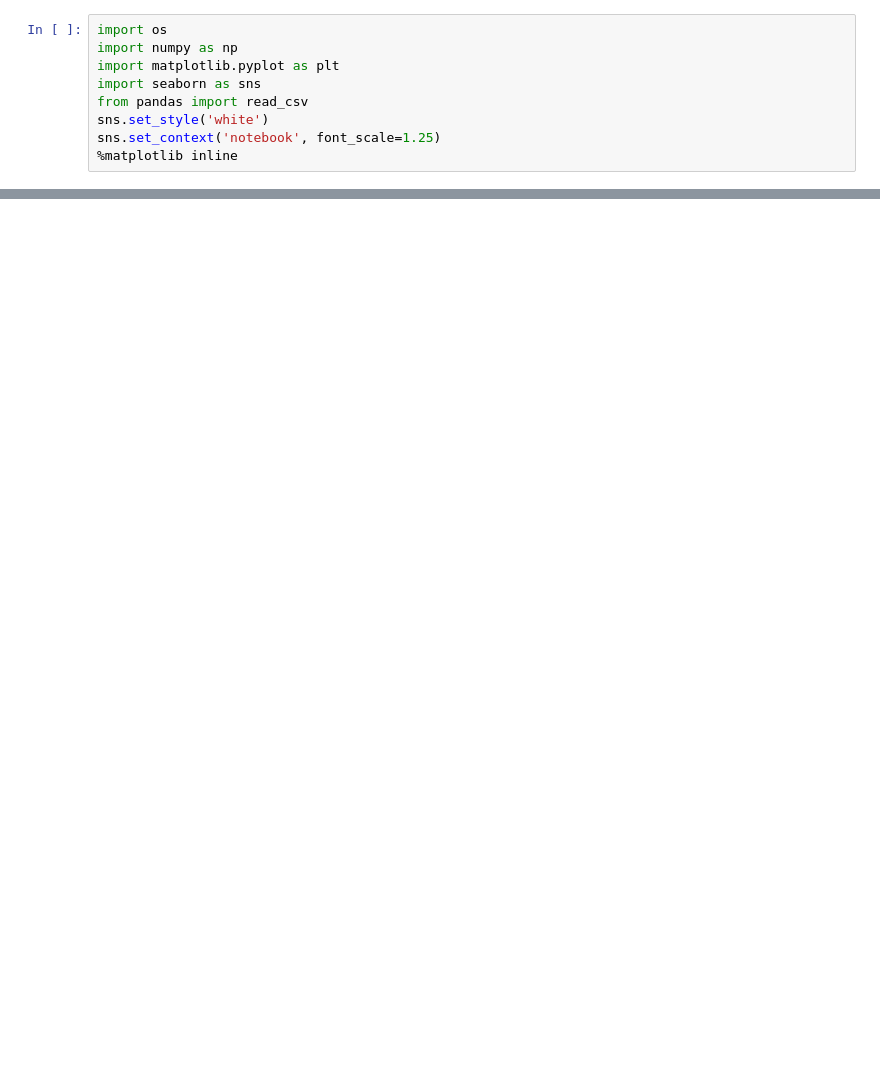
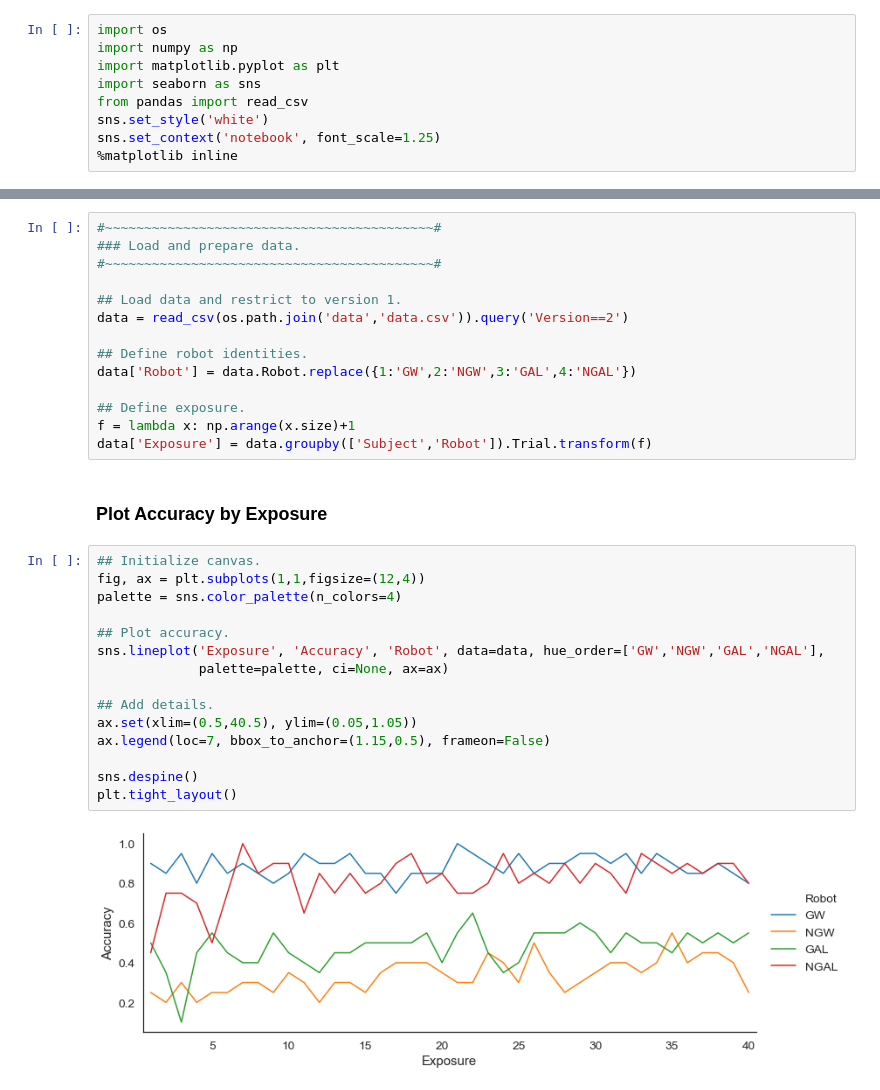
Before and after one commit to nivlab/RobotFactory, a Jupyter notebook: notebooks/03_Pilot/01_Exclude.ipynb, the cells around one changed output, grey strips where cells are left out. Drawn from its saved outputs; the diff is of its cells as text; blank space fills up the shorter version.

```diff
--- a/notebooks/03_Pilot/01_Exclude.ipynb
+++ b/notebooks/03_Pilot/01_Exclude.ipynb
@@ -11,0 +72,33 @@ sns.set_context('notebook', font_scale=1.25)
+# %%
+#~~~~~~~~~~~~~~~~~~~~~~~~~~~~~~~~~~~~~~~~~~#
+### Load and prepare data.
+#~~~~~~~~~~~~~~~~~~~~~~~~~~~~~~~~~~~~~~~~~~#
+
+## Load data and restrict to version 1.
+data = read_csv(os.path.join('data','data.csv')).query('Version==2')
+
+## Define robot identities.
+data['Robot'] = data.Robot.replace({1:'GW',2:'NGW',3:'GAL',4:'NGAL'})
+
+## Define exposure.
+f = lambda x: np.arange(x.size)+1
+data['Exposure'] = data.groupby(['Subject','Robot']).Trial.transform(f)
+# %% [markdown]
+### Plot Accuracy by Exposure
+# %%
+## Initialize canvas.
+fig, ax = plt.subplots(1,1,figsize=(12,4))
+palette = sns.color_palette(n_colors=4)
+
+## Plot accuracy.
+sns.lineplot('Exposure', 'Accuracy', 'Robot', data=data, hue_order=['GW','NGW','GAL','NGAL'],
+             palette=palette, ci=None, ax=ax)
+
+## Add details.
+ax.set(xlim=(0.5,40.5), ylim=(0.05,1.05))
+ax.legend(loc=7, bbox_to_anchor=(1.15,0.5), frameon=False)
+
+sns.despine()
+plt.tight_layout()
+# %% [output]
+[figure, added]
```
Also changed, not shown: parts of 23 cells of this notebook.
